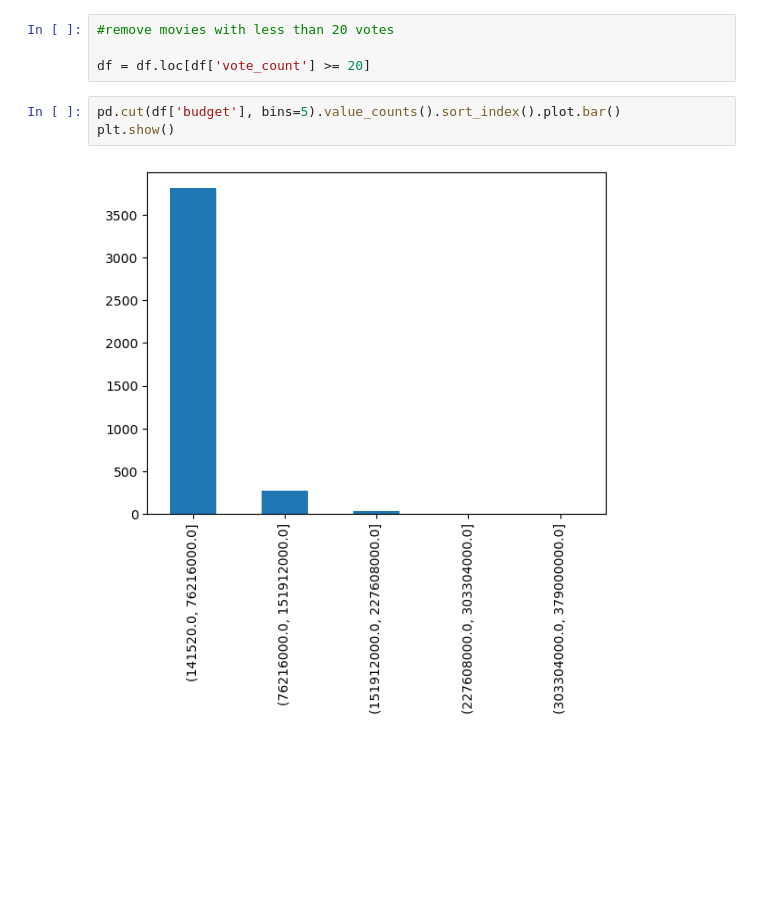
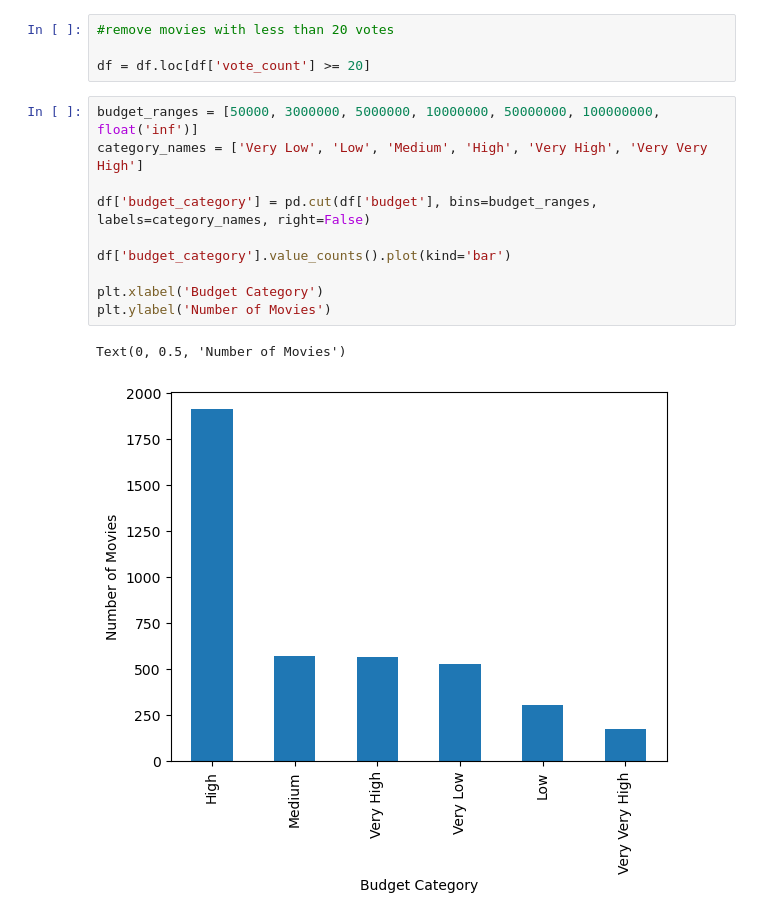
Before and after one commit to quityQ/SciProg2023, a Jupyter notebook: test2.ipynb, the cells around one changed output. Saved outputs shown, nothing was run; the diff lists cells and outputs as text; blank space fills up the shorter version.

```diff
--- a/test2.ipynb
+++ b/test2.ipynb
@@ -19,11 +19,19 @@ df = df.dropna(subset=['budget']).reset_index(drop=True)
 #remove movies with less than 20 votes
 
 df = df.loc[df['vote_count'] >= 20]
-# %%
-pd.cut(df['budget'], bins=5).value_counts().sort_index().plot.bar()
-plt.show()
-# %% [output]
-[figure, removed]
+# %%
+budget_ranges = [50000, 3000000, 5000000, 10000000, 50000000, 100000000, float('inf')]
+category_names = ['Very Low', 'Low', 'Medium', 'High', 'Very High', 'Very Very High']
+
+df['budget_category'] = pd.cut(df['budget'], bins=budget_ranges, labels=category_names, right=False)
+
+df['budget_category'].value_counts().plot(kind='bar')
+
+plt.xlabel('Budget Category')
+plt.ylabel('Number of Movies')
+# %% [output]
+Text(0, 0.5, 'Number of Movies')
+[figure, added]
 # %%
 plt.scatter(df['budget'], df['vote_average'])
 
```
Also changed, not shown: parts of 6 cells of this notebook.
